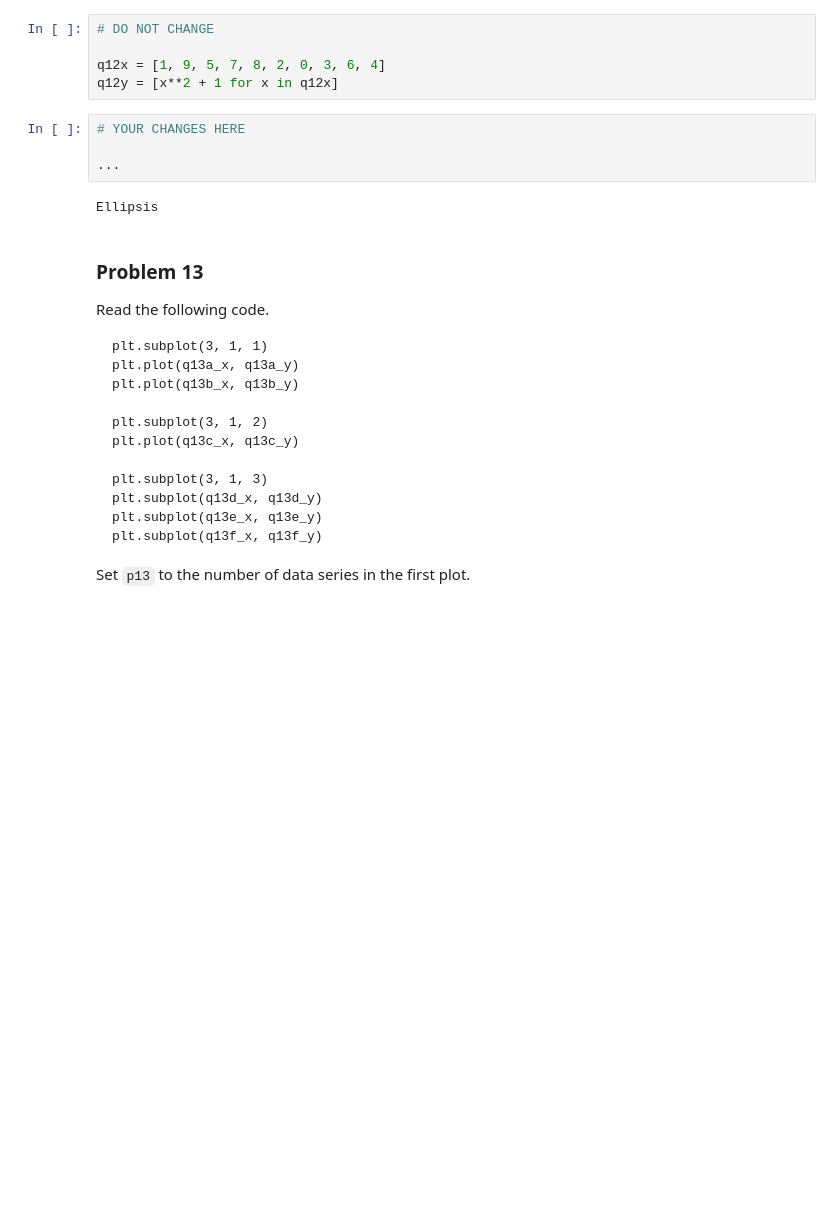
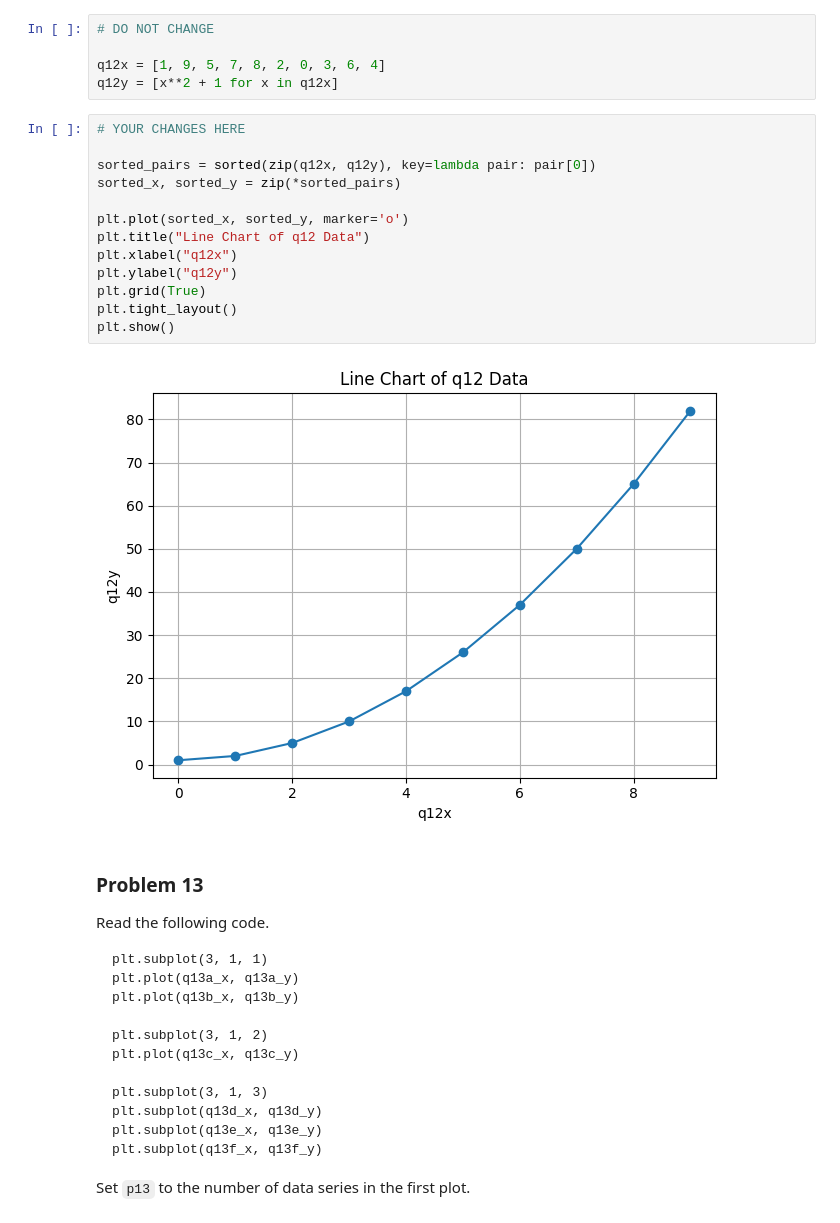
Before and after one commit to egarr831/dx602-homework-05, a Jupyter notebook: homework.ipynb, the cells around one changed output. Drawn from its saved outputs; the diff is of its cells as text; blank space fills up the shorter version.

```diff
--- a/homework.ipynb
+++ b/homework.ipynb
@@ -375,12 +398,21 @@ Beware that the data is not sorted yet.
 
 q12x = [1, 9, 5, 7, 8, 2, 0, 3, 6, 4]
 q12y = [x**2 + 1 for x in q12x]
-# %%
-# YOUR CHANGES HERE
-
-...
-# %% [output]
-Ellipsis
+# %%
+# YOUR CHANGES HERE
+
+sorted_pairs = sorted(zip(q12x, q12y), key=lambda pair: pair[0])
+sorted_x, sorted_y = zip(*sorted_pairs)
+
+plt.plot(sorted_x, sorted_y, marker='o')
+plt.title("Line Chart of q12 Data")
+plt.xlabel("q12x")
+plt.ylabel("q12y")
+plt.grid(True)
+plt.tight_layout()
+plt.show()
+# %% [output]
+[figure, added]
 # %% [markdown]
 ### Problem 13
 
```
Also changed, not shown: parts of 5 cells of this notebook.
